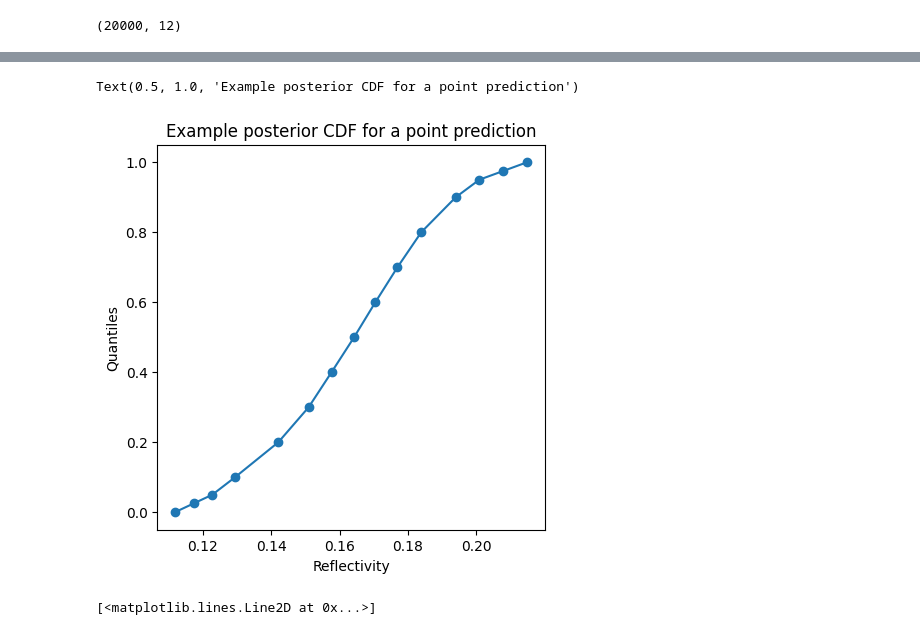
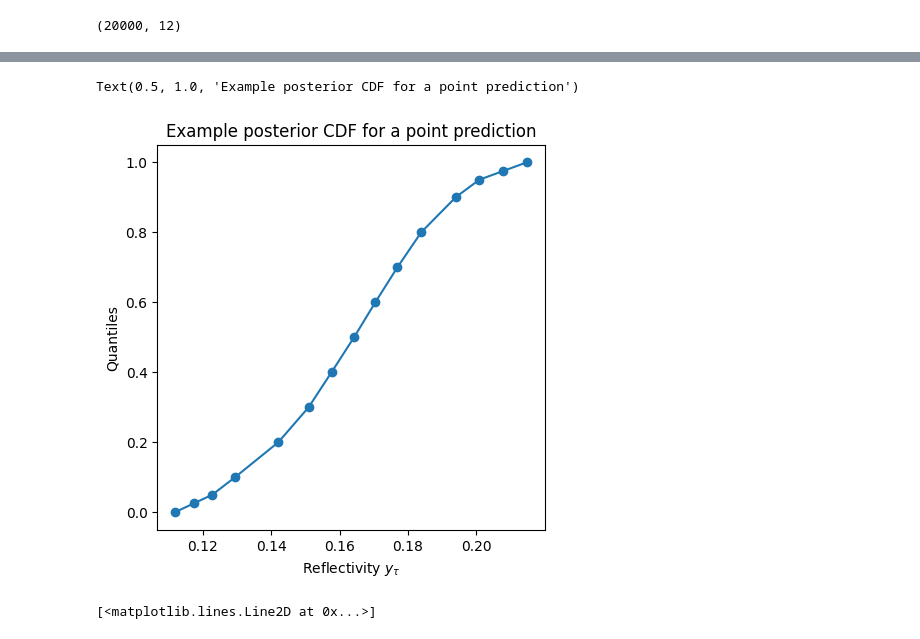
Before and after one commit to chiara-aisweden/cloud_rm, a Jupyter notebook: Cloud_rm/evaluate_model.ipynb, the cells around one changed output, grey strips where cells are left out. Cells and saved outputs as stored; diff of their text form; code cells hidden in the pictures.

```diff
--- a/Cloud_rm/evaluate_model.ipynb
+++ b/Cloud_rm/evaluate_model.ipynb
@@ -319,13 +319,13 @@ example_pdf_extra[-1]=0
 # %%
 plt.rcParams["figure.figsize"] = [5, 5]
 plt.plot(example_cdf_01,quantiles_01,'-o')
 #plt.plot(y_post_s[example_cdf_ix,b],0.5,'.')
-plt.xlabel('Reflectivity')
+plt.xlabel(r'Reflectivity $y_{\tau}$')
 plt.ylabel('Quantiles')
 plt.title('Example posterior CDF for a point prediction')
 # %% [output]
 Text(0.5, 1.0, 'Example posterior CDF for a point prediction')
-[figure, old version]
+[figure, new version]
 # %%
 plt.rcParams["figure.figsize"] = [5, 5]
 plt.plot(quantiles_01,example_cdf_01,'-o')
```
Also changed, not shown: parts of 17 cells of this notebook, 1 other file.
